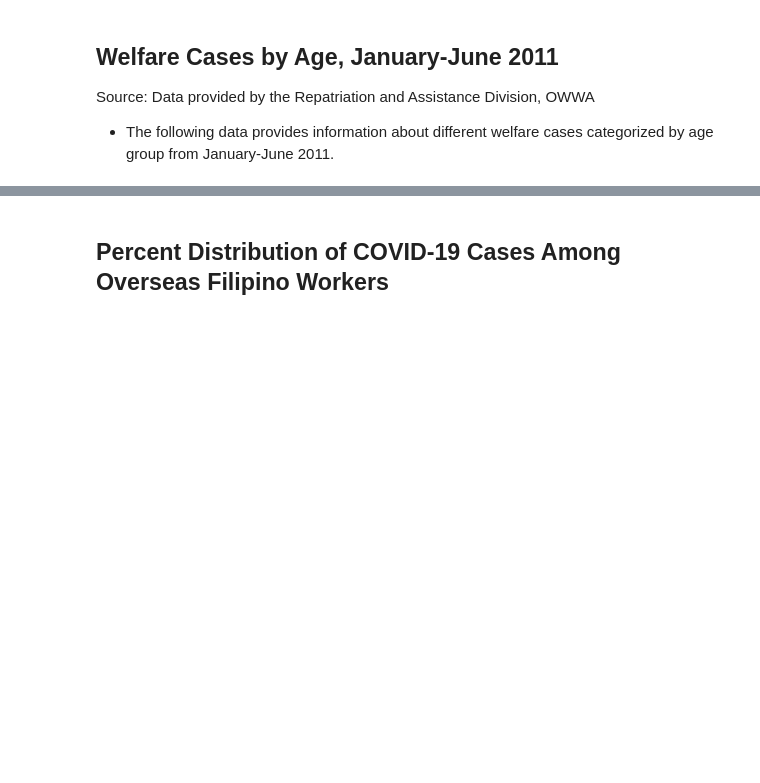
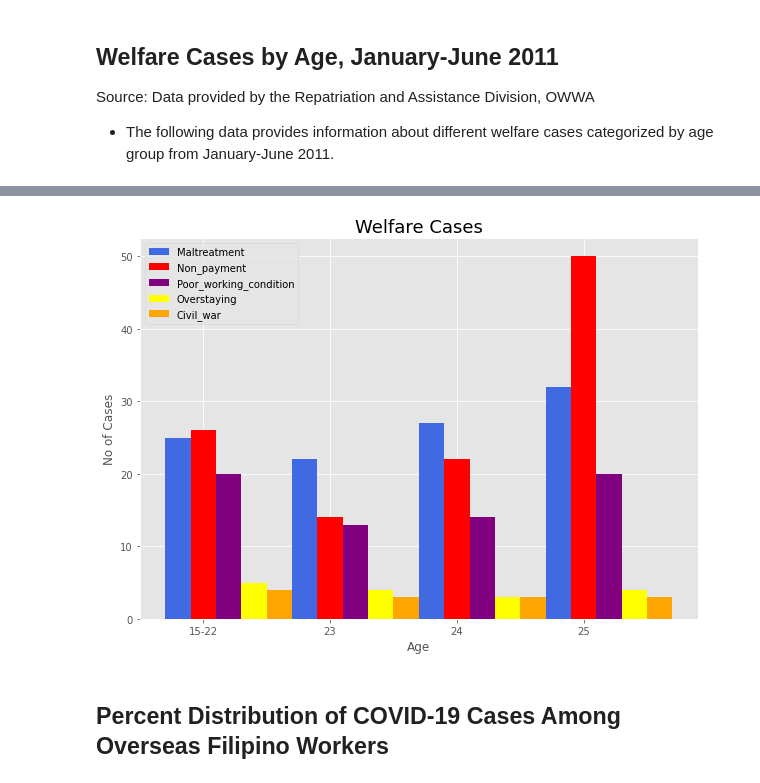
Before and after one commit to apriljoyagquiz/IT3205-TeamAbracaData, a Jupyter notebook: OFW_Visualization.ipynb, the cells around one changed output, grey strips where cells are left out. Cells and saved outputs as stored; diff of their text form; code cells hidden in the pictures; blank space fills up the shorter version.

Commit message:
Plot welfare case

```diff
--- a/OFW_Visualization.ipynb
+++ b/OFW_Visualization.ipynb
@@ -294,3 +306,27 @@ Source: Data provided by the Repatriation and Assistance Division, OWWA
+# %%
+maltreatment = (32, 27, 22, 25)
+Nonpayment_of_wages = (50, 22, 14, 26)
+poor_working_condition = (20, 14, 13, 20)
+overstaying= (4, 3, 4, 5)
+Civil_war = (3, 3, 3, 4)
+# %%
+style.use('ggplot')
+plt.figure(figsize=(10,7))
+barWidth = 0.2
+xpos = np.array([25, 24, 23, 22])
+plt.bar(xpos, maltreatment, color='royalblue', width =barWidth, label='Maltreatment')
+plt.bar(xpos+0.2, Nonpayment_of_wages, color='red', width =barWidth, label='Non_payment')
+plt.bar(xpos+0.4, poor_working_condition, color='purple', width =barWidth, label='Poor_working_condition')
+plt.bar(xpos+0.6, overstaying, color='yellow', width =barWidth, label='Overstaying')
+plt.bar(xpos+0.8, Civil_war, color='orange', width =barWidth, label='Civil_war')
+plt.xticks(xpos + 0.2, ((('25','24', '23', '15-22'))))
+plt.xlabel("Age")
+plt.ylabel("No of Cases")
+plt.title('Welfare Cases', fontdict={'fontname': 'Comic Sans MS', 'fontsize': 18})
+plt.legend()
+plt.show()
+# %% [output]
+[figure, added]
 # %% [markdown]
 ## **Percent Distribution of COVID-19 Cases Among Overseas Filipino Workers**
 # %% [markdown]
```
Also changed, not shown: parts of 1 cell of this notebook.
